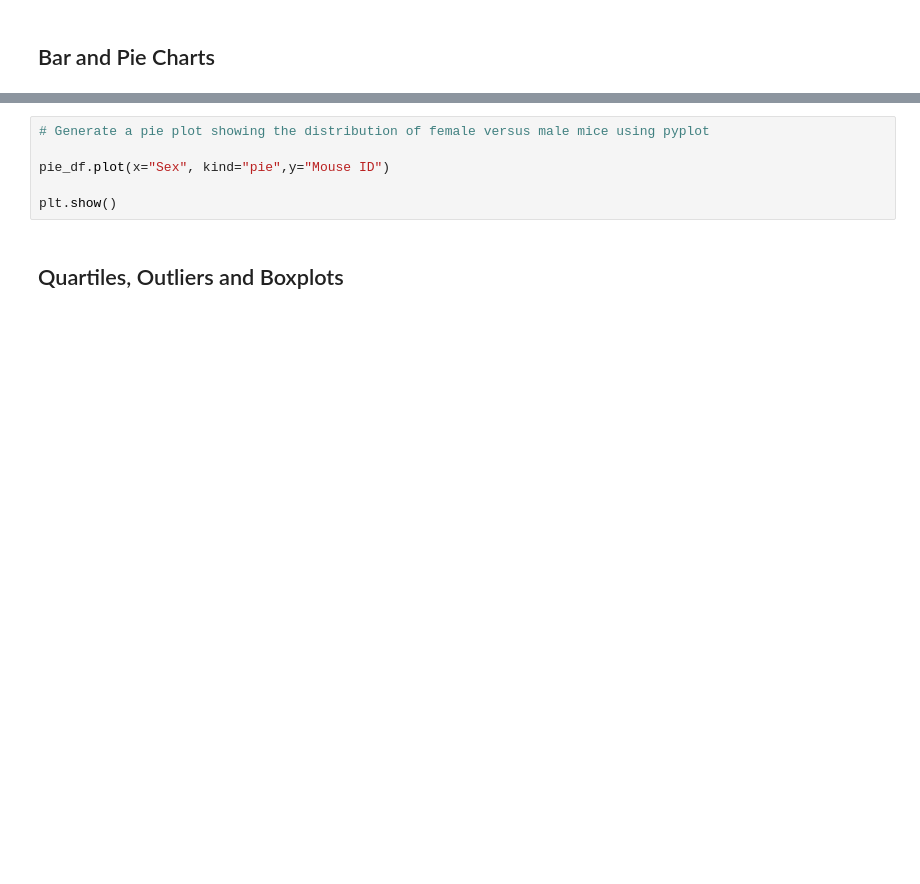
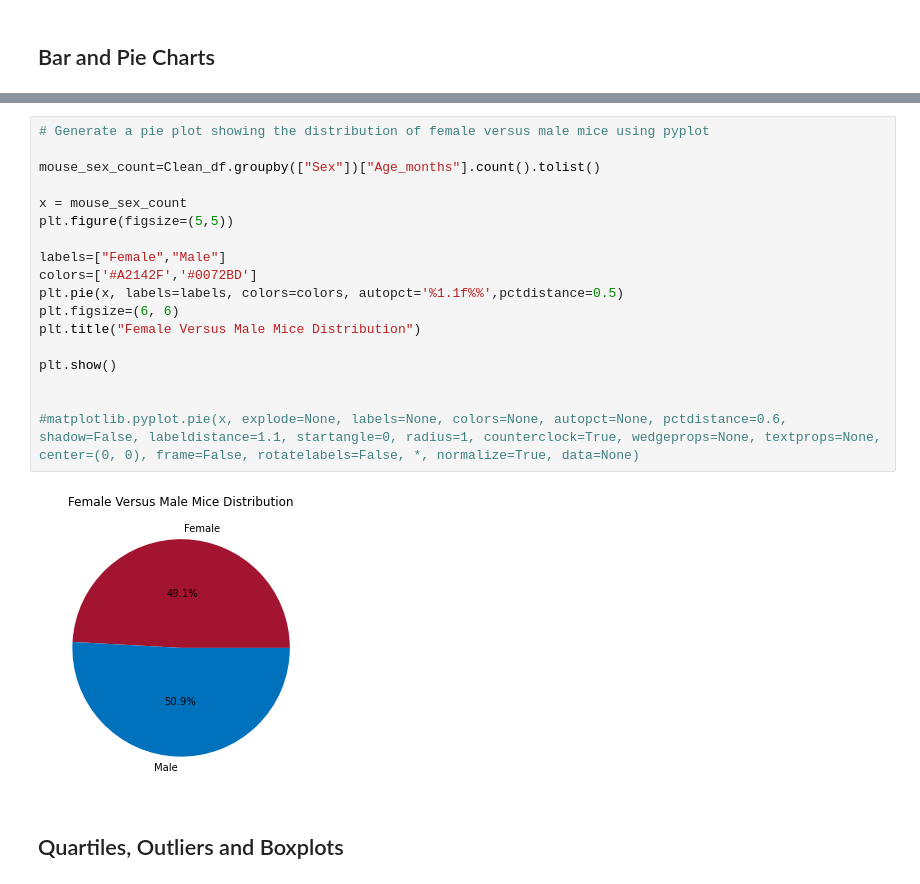
Before and after one commit to DCornea5/Matplotlib-The-Power-Of-Plots, a Jupyter notebook: Pymaceuticals/pymaceuticals_starter.ipynb, the cells around one changed output, grey strips where cells are left out. Drawn from its saved outputs; the diff is of its cells as text; blank space fills up the shorter version.

```diff
--- a/Pymaceuticals/pymaceuticals_starter.ipynb
+++ b/Pymaceuticals/pymaceuticals_starter.ipynb
@@ -231,9 +219,23 @@ pie_df.groupby(["Sex"]).count().plot(kind="pie",y="Mouse ID")
-# %%
-# Generate a pie plot showing the distribution of female versus male mice using pyplot
-
-pie_df.plot(x="Sex", kind="pie",y="Mouse ID")
-
-plt.show()
+# %%
+# Generate a pie plot showing the distribution of female versus male mice using pyplot
+
+mouse_sex_count=Clean_df.groupby(["Sex"])["Age_months"].count().tolist()
+
+x = mouse_sex_count
+plt.figure(figsize=(5,5))
+
+labels=["Female","Male"]
+colors=['#A2142F','#0072BD']
+plt.pie(x, labels=labels, colors=colors, autopct='%1.1f%%',pctdistance=0.5)
+plt.figsize=(6, 6)
+plt.title("Female Versus Male Mice Distribution")
+
+plt.show()
+
+
+#matplotlib.pyplot.pie(x, explode=None, labels=None, colors=None, autopct=None, pctdistance=0.6, shadow=False, labeldistance=1.1, startangle=0, radius=1, counterclock=True, wedgeprops=None, textprops=None, center=(0, 0), frame=False, rotatelabels=False, *, normalize=True, data=None)
+# %% [output]
+[figure, added]
 # %% [markdown]
 ## Quartiles, Outliers and Boxplots
 # %%
```
Also changed, not shown: parts of 3 cells of this notebook.
